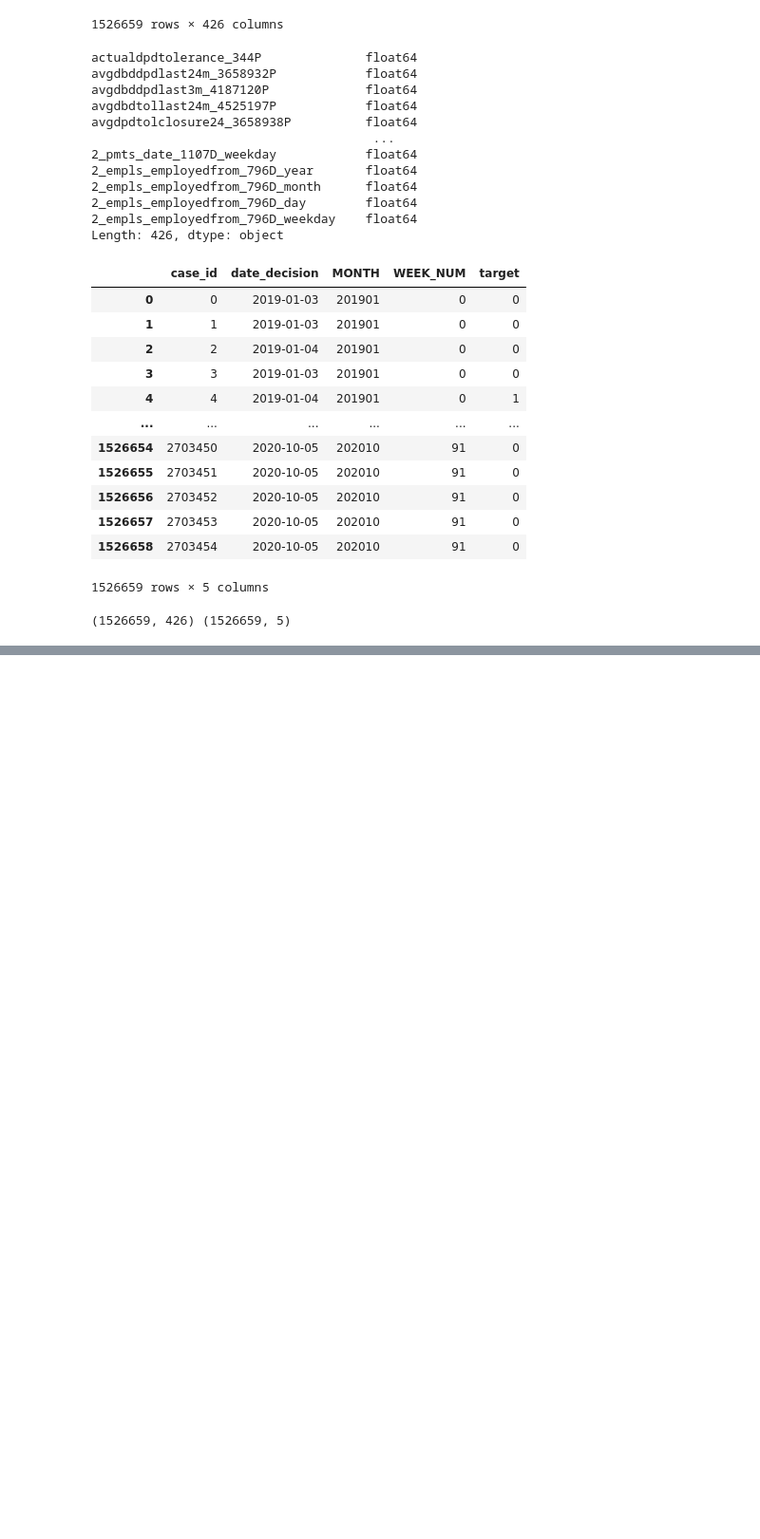
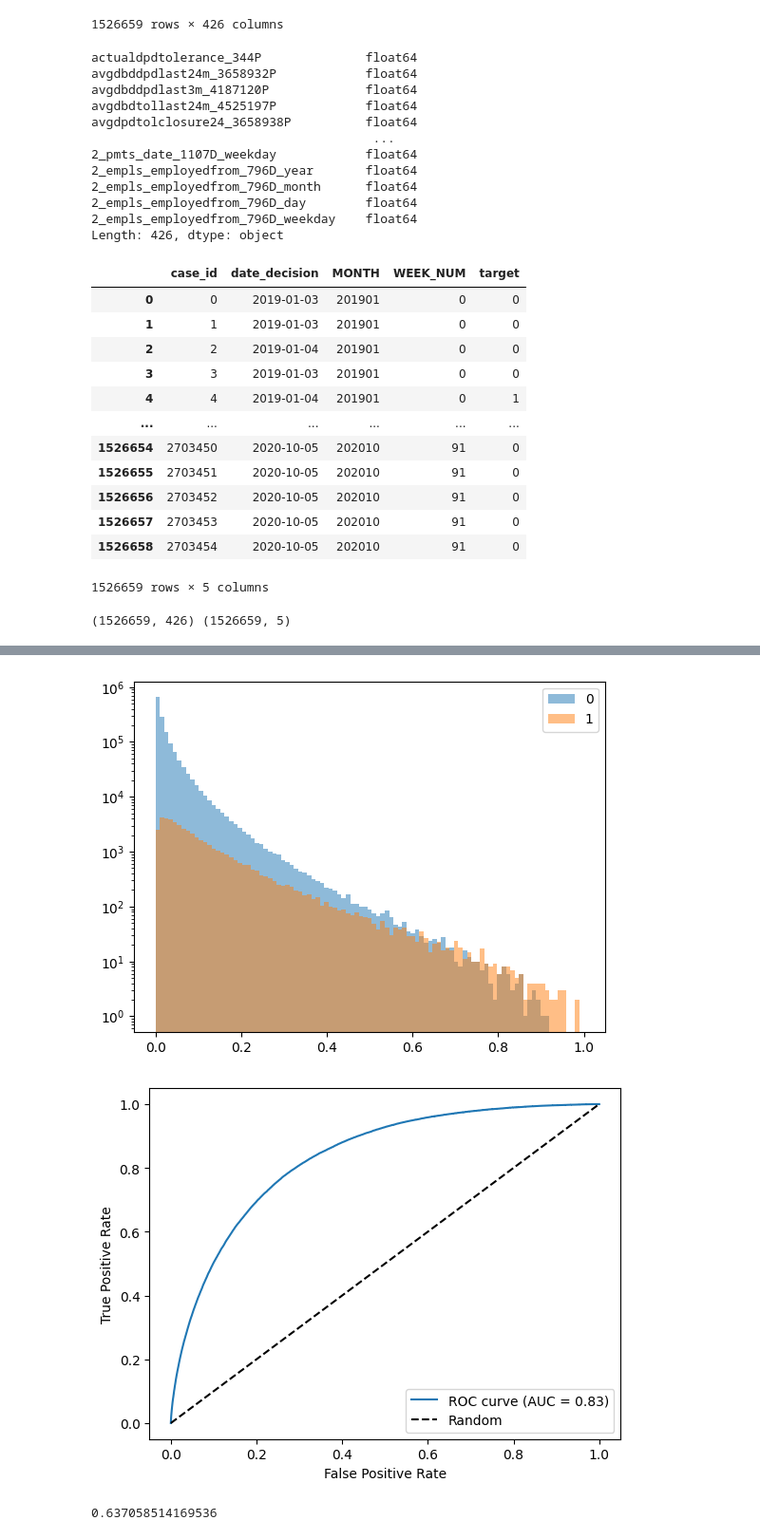
Before and after one commit to oXyut/home-credit-competition, a Jupyter notebook: src/notebooks/oXyut9943-train-d012-PMAD-lgbm-cv.ipynb, the cells around one changed output, grey strips where cells are left out. Shown at 95% size. Saved outputs shown, nothing was run; the diff lists cells and outputs as text; code cells hidden in the pictures; blank space fills up the shorter version.

```diff
--- a/src/notebooks/oXyut9943-train-d012-PMAD-lgbm-cv.ipynb
+++ b/src/notebooks/oXyut9943-train-d012-PMAD-lgbm-cv.ipynb
@@ -259,3 +259,13 @@ for i, model in enumerate(models):
 # save y_preds_valid
 np.save(Path.joinpath(PROJECT_PATH, 'y_preds_valid.npy'), y_preds_valid)
 np.save(Path.joinpath(PROJECT_PATH, 'idx_valid.npy'), idx_valid)
+# %%
+evaluator = data.Evaluator(y.iloc[idx_valid], y_preds_valid, save_path=PROJECT_PATH)
+
+evaluator.plot_pred(is_log=True)
+evaluator.plot_roc()
+df_gini_weeks, stability = evaluator.plot_gini()
+# %% [output]
+[figure, added]
+[figure, added]
+0.637058514169536
```
Also changed, not shown: parts of 2 cells of this notebook.
